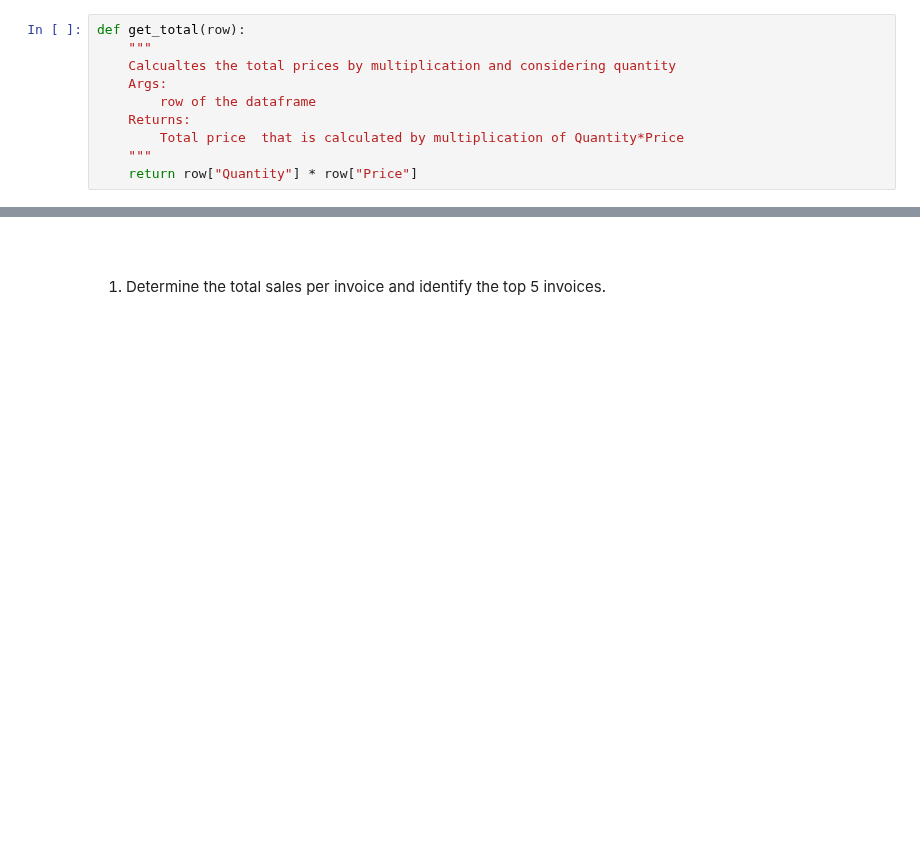
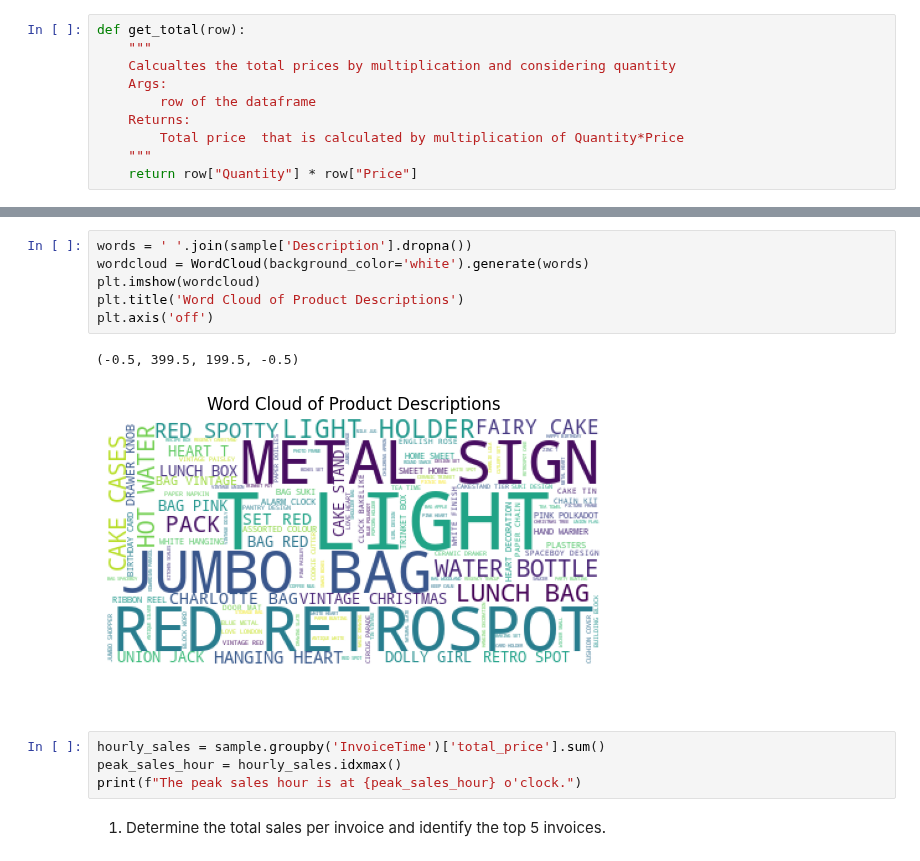
Before and after one commit to sondosaabed/SP.TOP-Data-Science-and-Analytics, a Jupyter notebook: Assignments/A5/1190652_A5.ipynb, the cells around one changed output, grey strips where cells are left out. Cells and saved outputs as stored; diff of their text form; blank space fills up the shorter version.

```diff
--- a/Assignments/A5/1190652_A5.ipynb
+++ b/Assignments/A5/1190652_A5.ipynb
@@ -207,5 +234,18 @@ sample.head()
+# %%
+words = ' '.join(sample['Description'].dropna())
+wordcloud = WordCloud(background_color='white').generate(words)
+plt.imshow(wordcloud)
+plt.title('Word Cloud of Product Descriptions')
+plt.axis('off')
+# %% [output]
+(-0.5, 399.5, 199.5, -0.5)
+[figure, added]
 # %% [markdown]
 ##
+# %%
+hourly_sales = sample.groupby('InvoiceTime')['total_price'].sum()
+peak_sales_hour = hourly_sales.idxmax()
+print(f"The peak sales hour is at {peak_sales_hour} o'clock.")
 # %% [markdown]
 1. Determine the total sales per invoice and identify the top 5 invoices.
 # %%
```
Also changed, not shown: parts of 6 cells of this notebook.
